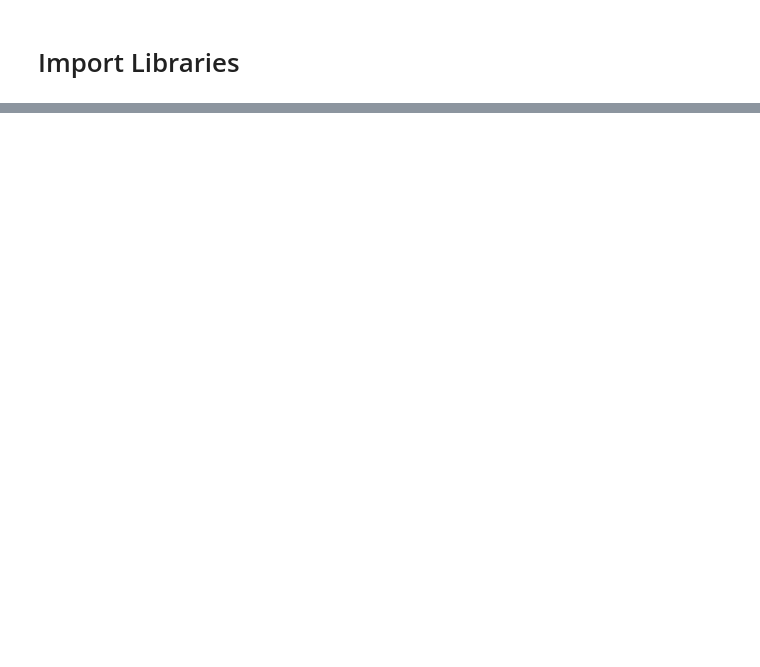
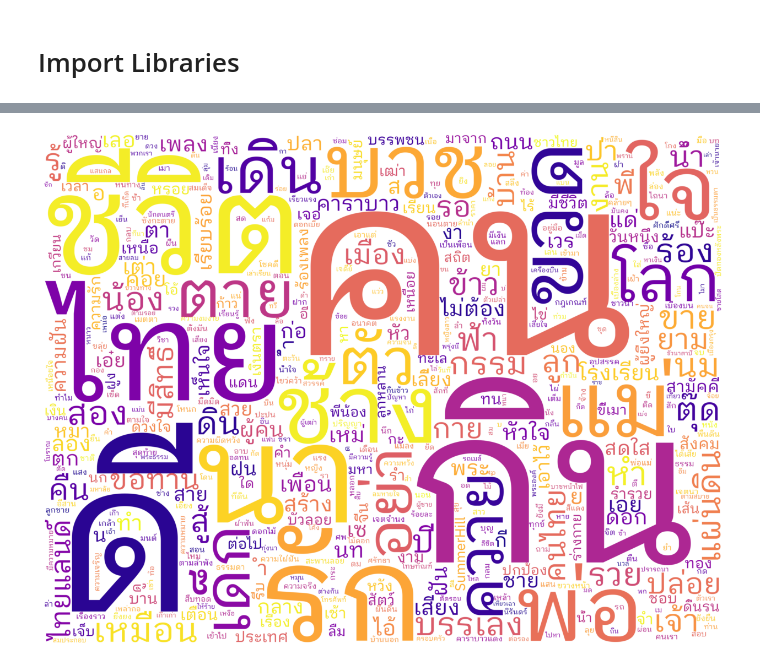
Before and after one commit to porworaeng/Thai_song_lyrics_analysis, a Jupyter notebook: lyrics_analysis.ipynb, the cells around one changed output, grey strips where cells are left out. Saved outputs shown, nothing was run; the diff lists cells and outputs as text; code cells hidden in the pictures; blank space fills up the shorter version.

```diff
--- a/lyrics_analysis.ipynb
+++ b/lyrics_analysis.ipynb
@@ -17,0 +42,3 @@ df_bodyslam.head()
+# %%
+df_carabao = lyrics_extractor.get_song_df("คาราบาว")
+df_carabao.head()
@@ -17,0 +142,4 @@ df_bodyslam.head()
+# %%
+create_wordcloud(wordList_carabao)
+# %% [output]
+[figure, added]
```
Also changed, not shown: parts of 26 cells of this notebook, 5 other files.
